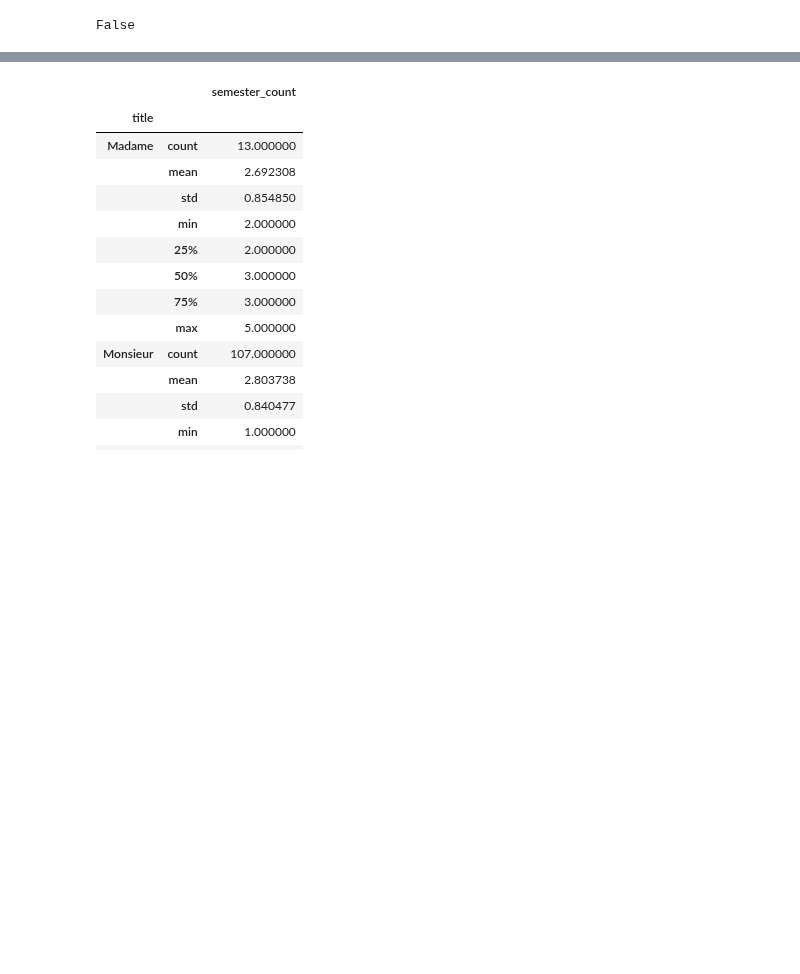
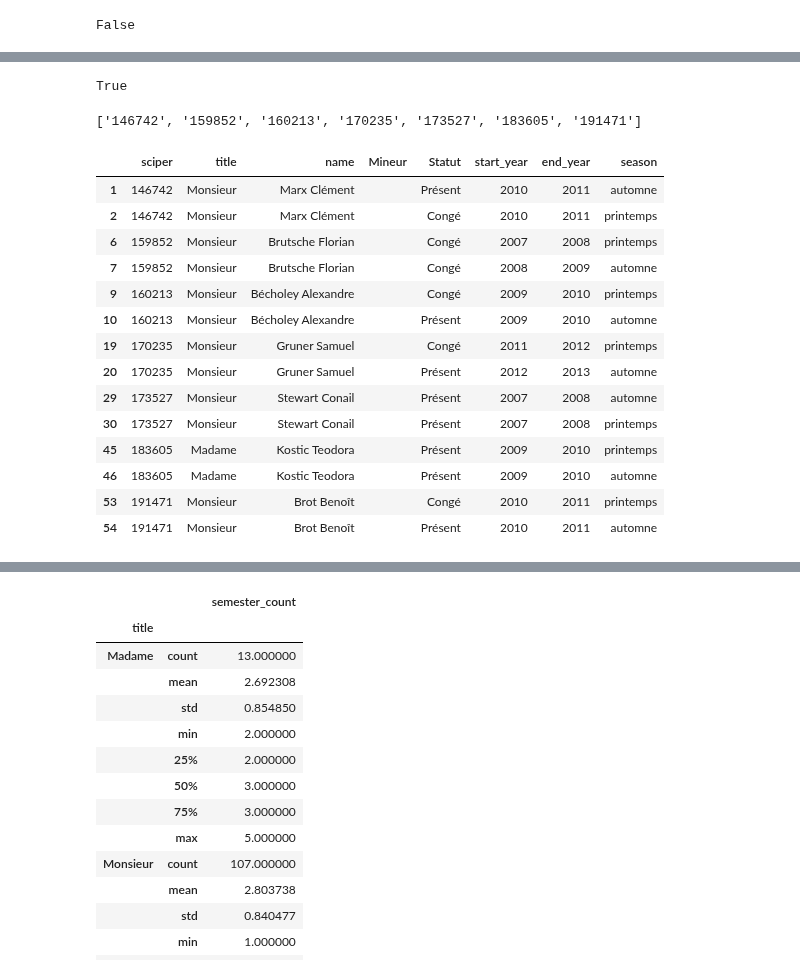
Before and after one commit to romac/ADAHomeworks, a Jupyter notebook: 02 - Data from the Web/Scraper-Simon.ipynb, the cells around one changed output, grey strips where cells are left out. Cells and saved outputs as stored; diff of their text form; code cells hidden in the pictures; blank space fills up the shorter version.

```diff
--- a/02 - Data from the Web/Scraper-Simon.ipynb
+++ b/02 - Data from the Web/Scraper-Simon.ipynb
@@ -595 +595,27 @@ pdm_data.sample(10)
+# %%
+msc_agg.index.is_unique
+# %% [output]
+True
+# %%
+pdm_data.index.get_duplicates()
+# %% [output]
+['146742', '159852', '160213', '170235', '173527', '183605', '191471']
+# %%
+pdm_data.reset_index()[pdm_data.reset_index()['sciper'].isin(pdm_data.index.get_duplicates())]
+# %% [output]
+|  | sciper | title | name | Mineur | Statut | start_year | end_year | season |
+| 1 | 146742 | Monsieur | Marx Clément |  | Présent | 2010 | 2011 | automne |
+| 2 | 146742 | Monsieur | Marx Clément |  | Congé | 2010 | 2011 | printemps |
+| 6 | 159852 | Monsieur | Brutsche Florian |  | Congé | 2007 | 2008 | printemps |
+| 7 | 159852 | Monsieur | Brutsche Florian |  | Congé | 2008 | 2009 | automne |
+| 9 | 160213 | Monsieur | Bécholey Alexandre |  | Congé | 2009 | 2010 | printemps |
+| 10 | 160213 | Monsieur | Bécholey Alexandre |  | Présent | 2009 | 2010 | automne |
+| 19 | 170235 | Monsieur | Gruner Samuel |  | Congé | 2011 | 2012 | printemps |
+| 20 | 170235 | Monsieur | Gruner Samuel |  | Présent | 2012 | 2013 | automne |
+| 29 | 173527 | Monsieur | Stewart Conail |  | Présent | 2007 | 2008 | automne |
+| 30 | 173527 | Monsieur | Stewart Conail |  | Présent | 2007 | 2008 | printemps |
+| 45 | 183605 | Madame | Kostic Teodora |  | Présent | 2009 | 2010 | printemps |
+| 46 | 183605 | Madame | Kostic Teodora |  | Présent | 2009 | 2010 | automne |
+| 53 | 191471 | Monsieur | Brot Benoît |  | Congé | 2010 | 2011 | printemps |
+| 54 | 191471 | Monsieur | Brot Benoît |  | Présent | 2010 | 2011 | automne |
 # %%
```
Also changed, not shown: parts of 3 cells of this notebook.
